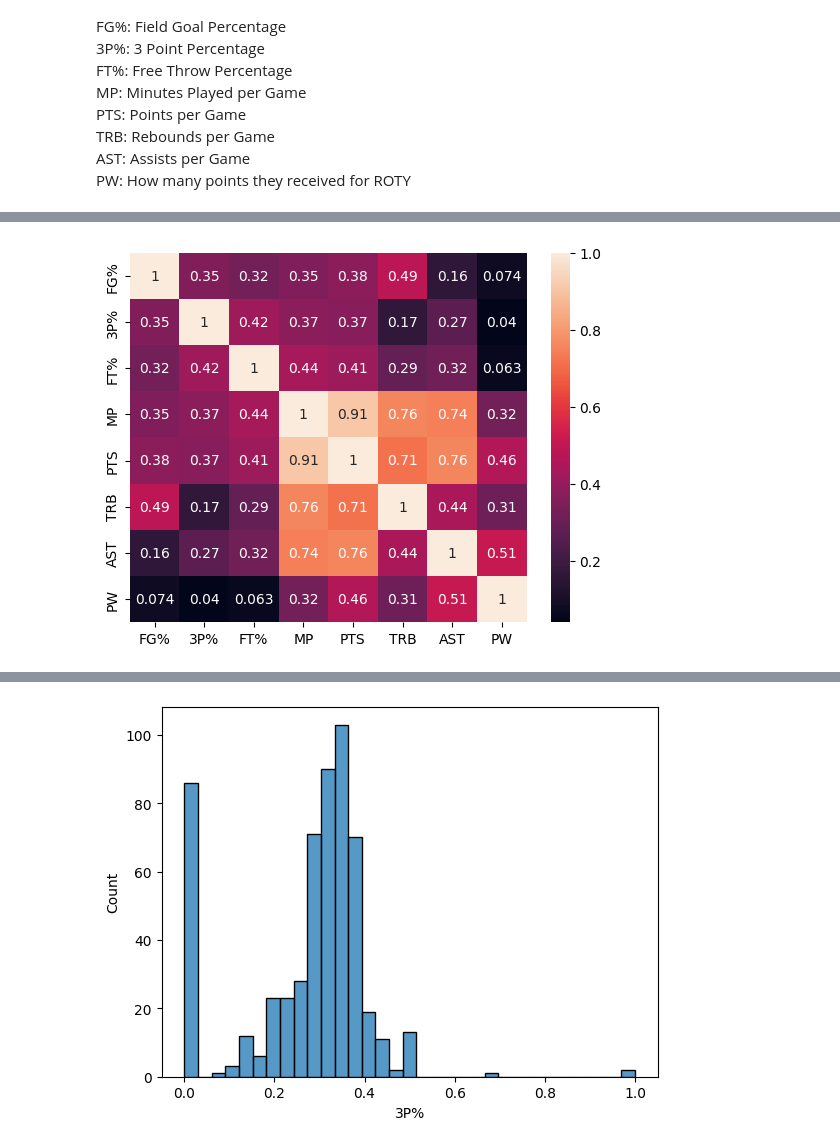
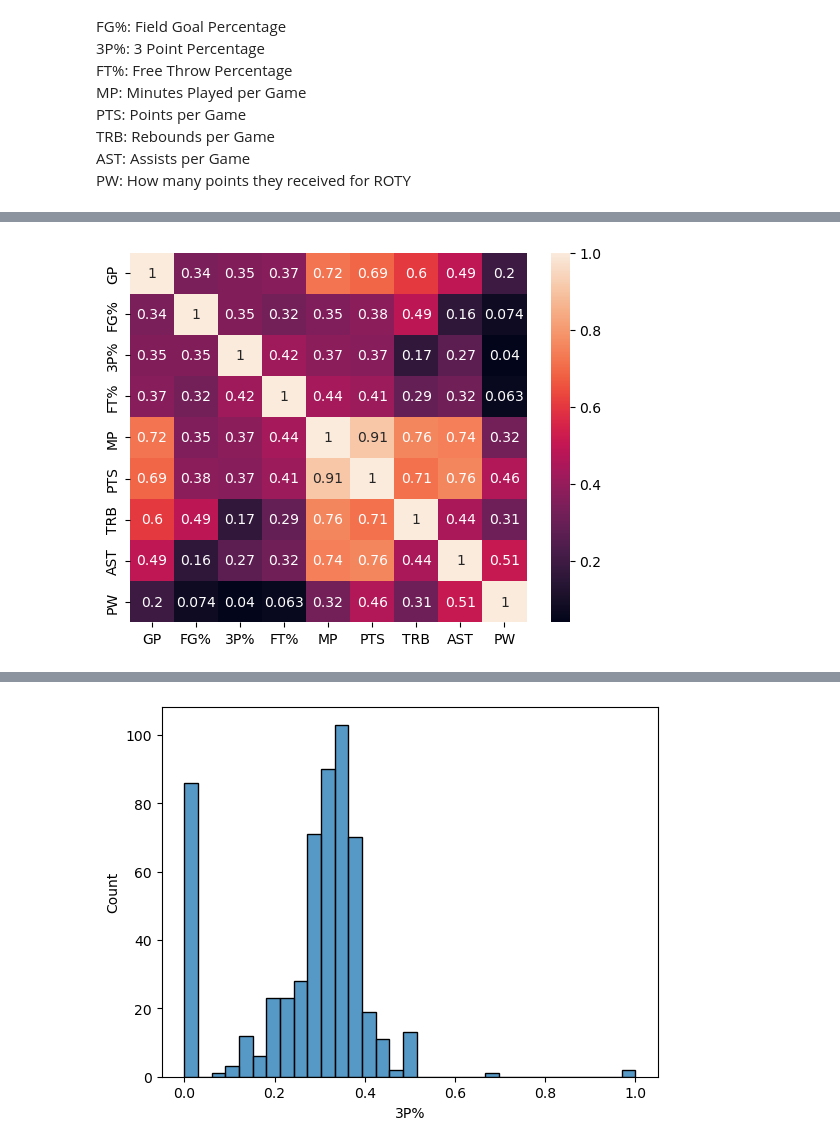
Before and after one commit to kelanwu17/predicting-roty, a Jupyter notebook: roty.ipynb, the cells around one changed output, grey strips where cells are left out. Drawn from its saved outputs; the diff is of its cells as text; code cells hidden in the pictures.

```diff
--- a/roty.ipynb
+++ b/roty.ipynb
@@ -143,9 +137,9 @@ plt.show()
 # %%
-train_df = train_df[['FG%','3P%','FT%','MP','PTS','TRB','AST','PW']]
-sns.heatmap(df.corr(), annot=True)
+train_df = train_df[['GP','FG%','3P%','FT%','MP','PTS','TRB','AST','PW']]
+sns.heatmap(train_df.corr(), annot=True)
 plt.show()
 # %% [output]
-[figure, old version]
+[figure, new version]
 # %%
 for i in train_df:
     if i != 'PW':
```
Also changed, not shown: parts of 8 cells of this notebook, 2 other files.
